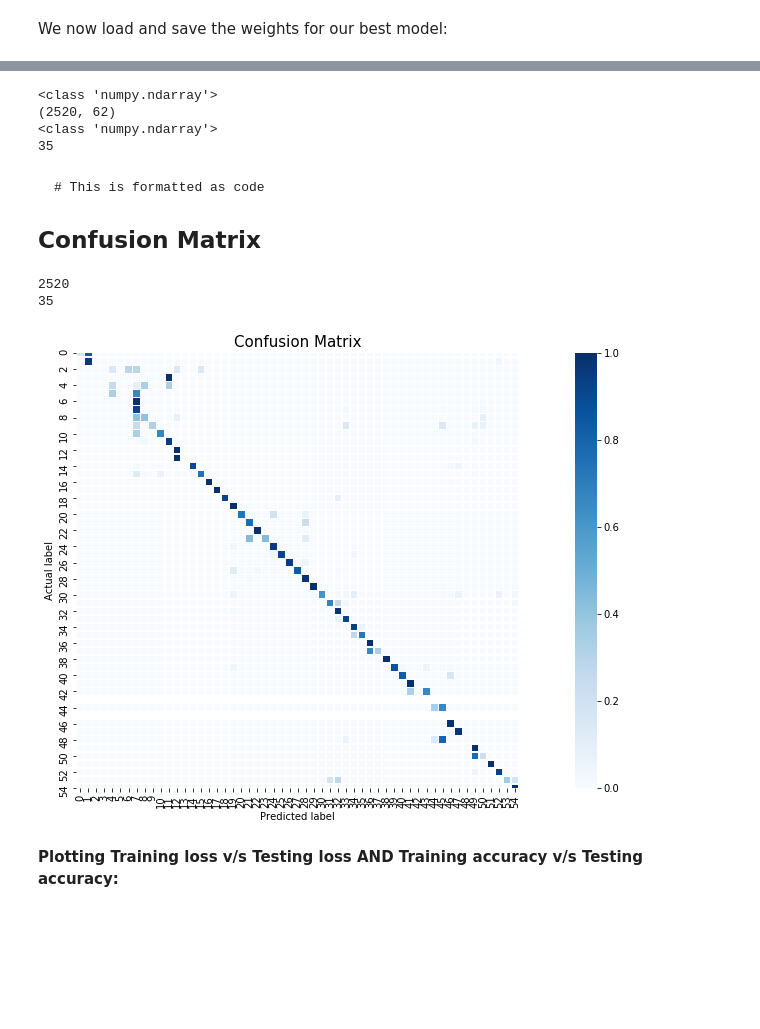
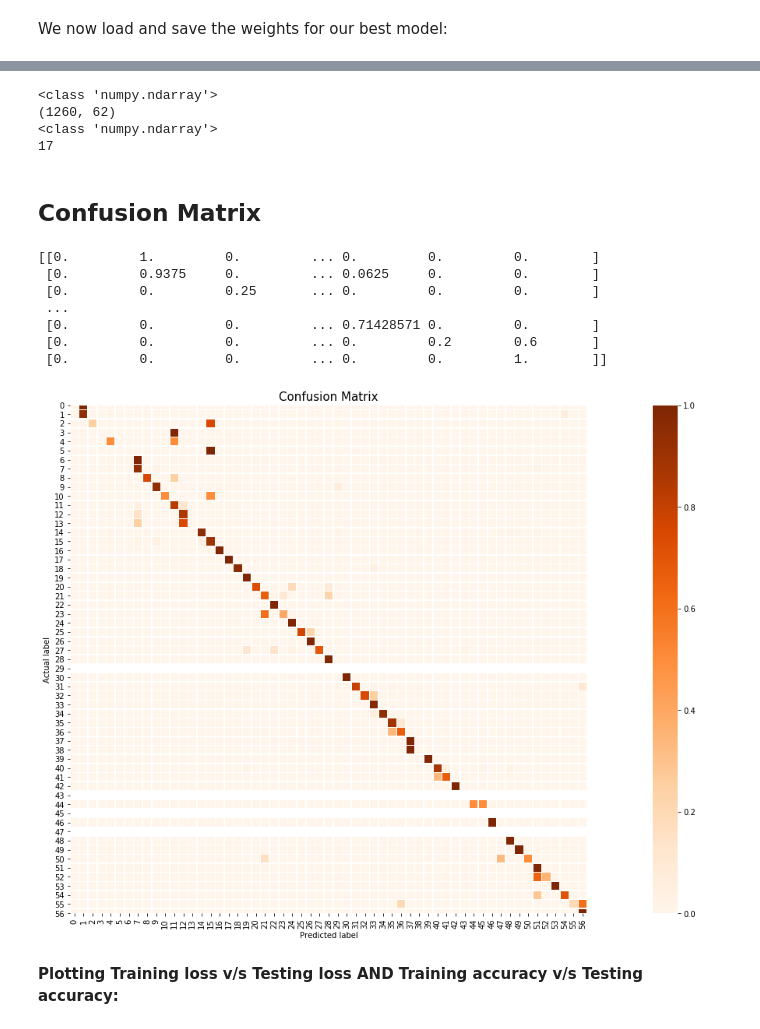
Before and after one commit to radicalcoder/ML-Project, a Jupyter notebook: Final_Code.ipynb, the cells around one changed output, grey strips where cells are left out. Cells and saved outputs as stored; diff of their text form; code cells hidden in the pictures; blank space fills up the shorter version.

Commit message:
Only code and comments neatly organised removed report

````diff
--- a/Final_Code.ipynb
+++ b/Final_Code.ipynb
@@ -419,10 +419,10 @@ model_gen.load_weights("/content/drive/My Drive/ML-Proj/Best_Weights.hdf5")
 model_gen.save("/content/drive/My Drive/ML-Proj/Best_Model.h5")
 # %%
 #Predicting Traffic Signs
-y_te_pred = model_gen.predict_classes(grayscale_images_testing, batch_size=batch_size, verbose =1)
-#print(y_te_pred.shape)
-#print(type(y_te_pred))
-pred_value=6
-print("Predicted class: ",y_te_pred[pred_value])
-print("Actual class: ",testing_labels[pred_value])
+test_predictions = model_gen.predict_classes(grayscale_images_testing, batch_size=batch_size, verbose =1)
+print(test_predictions.shape)
+print(type(test_predictions))
+pred_value=300
+print(test_predictions[pred_value])
+print(testing_labels[pred_value])
 # %% [output]
@@ -521,59 +523,59 @@ def full_multiclass_report(model,
 # %%
 print(type(labels_test))
 print(labels_test.shape)
-print(type(y_te_pred))
-print(y_te_pred[0])
+print(type(test_predictions))
+print(test_predictions[0])
 # %% [output]
 <class 'numpy.ndarray'>
-(2520, 62)
+(1260, 62)
 <class 'numpy.ndarray'>
-35
+17
 # %% [markdown]
-
-
-```
-# This is formatted as code
-```
-
 ## **Confusion Matrix**
 # %%
+from sklearn.metrics import confusion_matrix, classification_report, accuracy_score
 classes = list(range(0,62))
 y=[]
 y_pred = []
 
 for i in range(labels_test.shape[0]):
 
   for j in range(len(classes)):
 
     if(labels_test[i][j]==1):
       y.append(j)
       #print(y)
 
 
 #print(len(y))
 #print(y[0])
 
 #Confusion Matrix for testing data
 cm_test = confusion_matrix(y, test_predictions)
 cm_test = cm_test.astype('float') / cm_test.sum(axis=1)[:, np.newaxis]  #To nomalize the confusion matrix
 print(cm_test)
 #plot_confusion_matrix(cm_test,classes=classes)
 
 #Citation: https://www.kaggle.com/danbrice/keras-plot-history-full-report-and-grid-search
 #Citation: https://scikit-learn.org/stable/auto_examples/model_selection/plot_confusion_matrix.html
 import seaborn as sns
 f = plt.figure(figsize=(30,12))
 ax=f.add_subplot(1,1,1)
 sns.heatmap(cm_test, annot=False, fmt=".2f", linewidths=.5, square = True, cmap = 'Oranges',ax=ax, vmin=0, vmax=1)
 ax.set_xlabel('Predicted label')
 ax.set_ylabel('Actual label')
-'Accuracy Score: {0}'.format(acc_score_test)
+#'Accuracy Score: {0}'.format(acc_score_test)
 ax.set_title('Confusion Matrix', size = 15);
 plt.show()
 # %% [output]
-2520
-35
+[[0.         1.         0.         ... 0.         0.         0.        ]
+ [0.         0.9375     0.         ... 0.0625     0.         0.        ]
+ [0.         0.         0.25       ... 0.         0.         0.        ]
+ ...
+ [0.         0.         0.         ... 0.71428571 0.         0.        ]
+ [0.         0.         0.         ... 0.         0.2        0.6       ]
+ [0.         0.         0.         ... 0.         0.         1.        ]]
-[figure, old version]
+[figure, new version]
 # %% [markdown]
 **Plotting Training loss v/s Testing loss  AND  Training accuracy v/s Testing accuracy:**
 # %%
````
Also changed, not shown: parts of 6 cells of this notebook.
